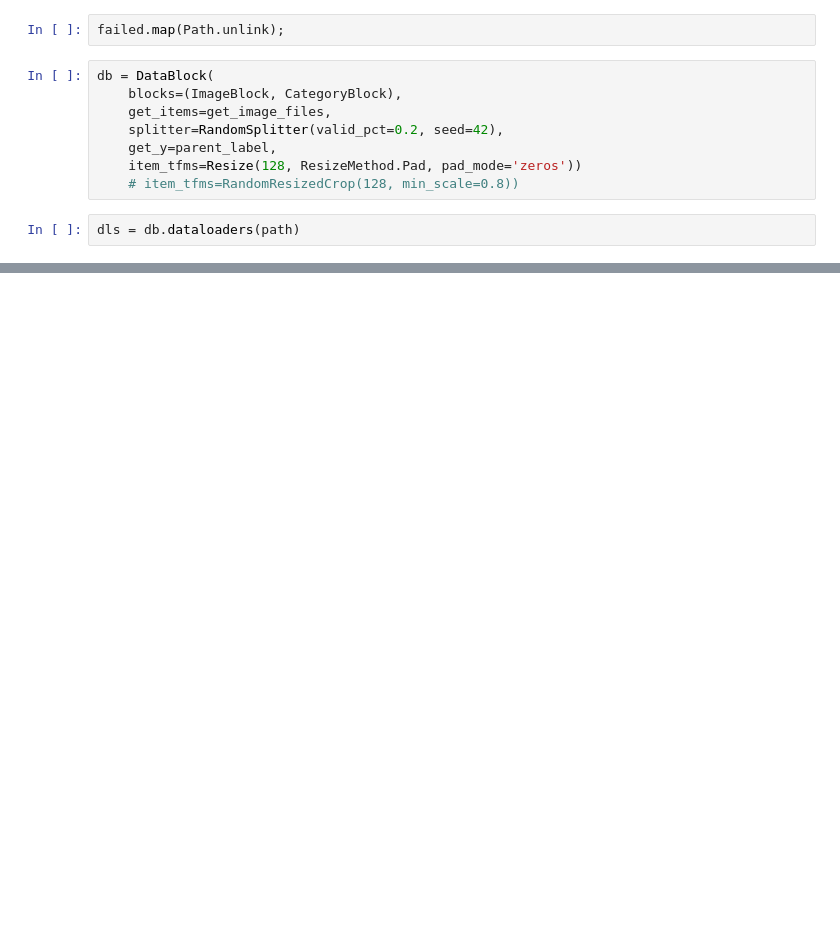
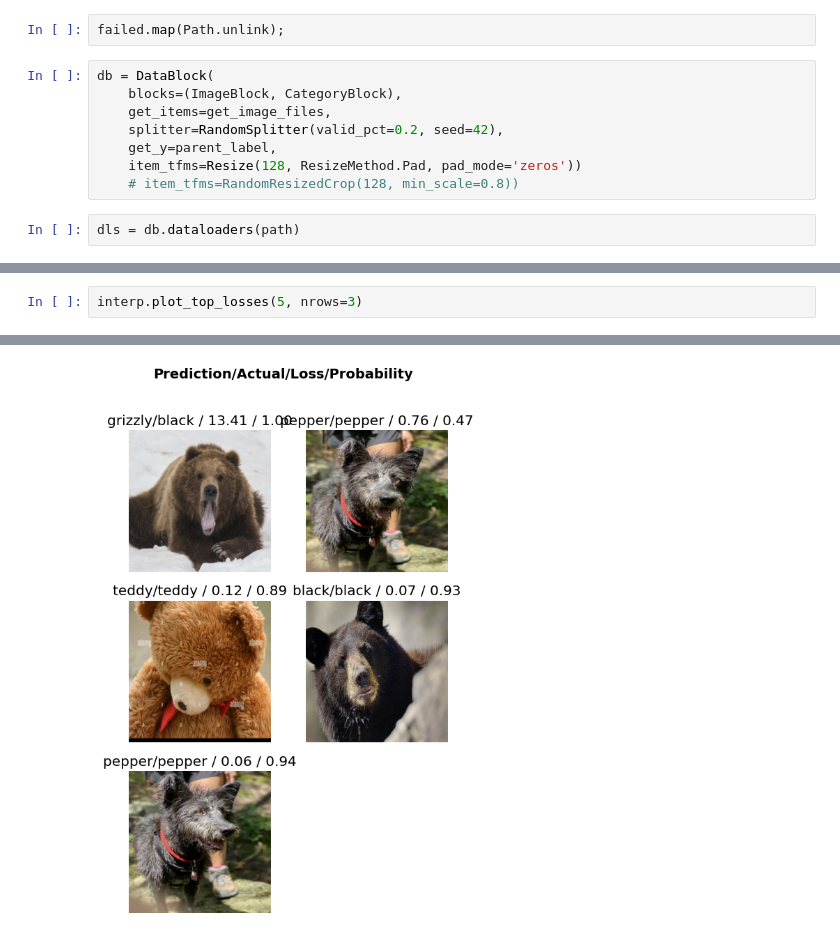
Before and after one commit to DanTulovsky/dl0, a Jupyter notebook: pepper.ipynb, the cells around one changed output, grey strips where cells are left out. Drawn from its saved outputs; the diff is of its cells as text; blank space fills up the shorter version.

```diff
--- a/pepper.ipynb
+++ b/pepper.ipynb
@@ -53,0 +61,3 @@ learn.fine_tune(4)
+# %%
+interp.plot_top_losses(5, nrows=3)
+# %% [output]
@@ -53,0 +65 @@ learn.fine_tune(4)
+[figure, added]
```
Also changed, not shown: parts of 9 cells of this notebook.
